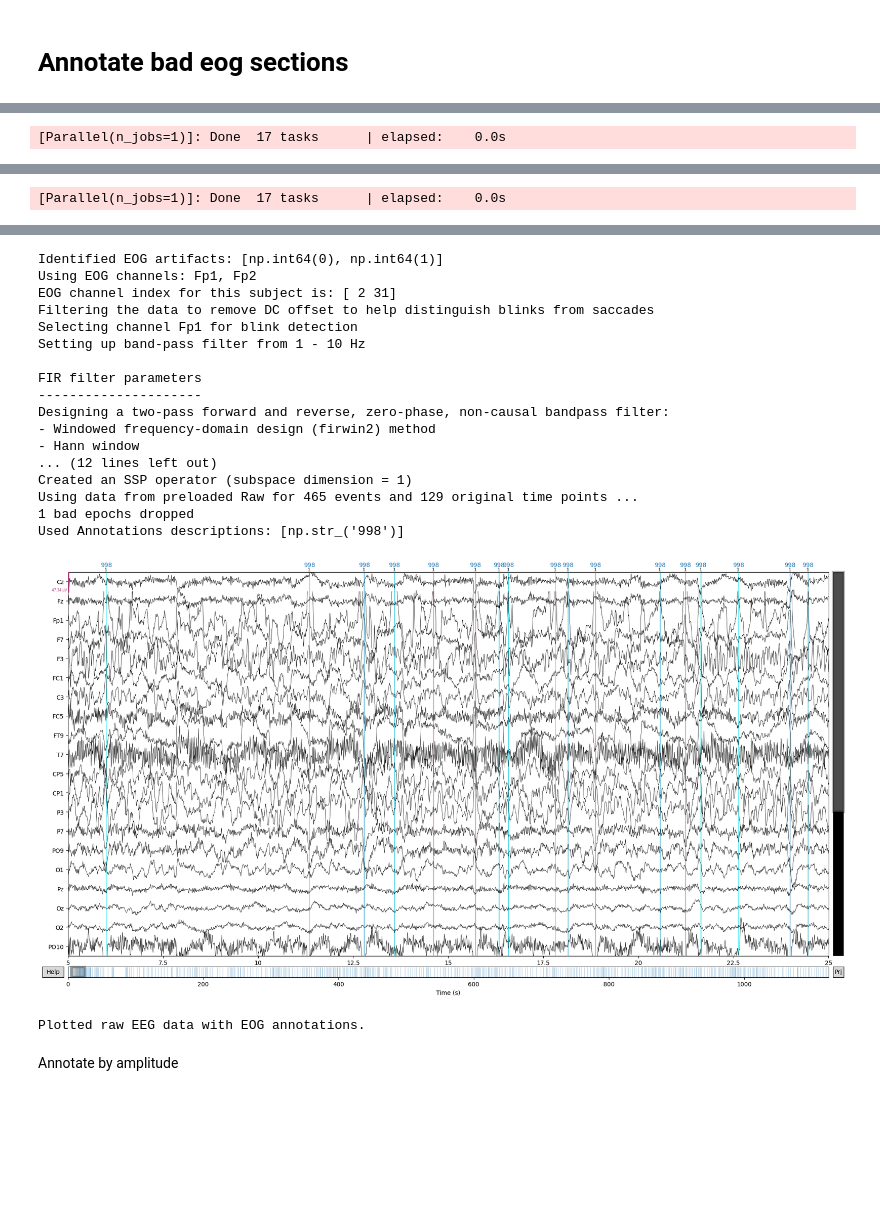
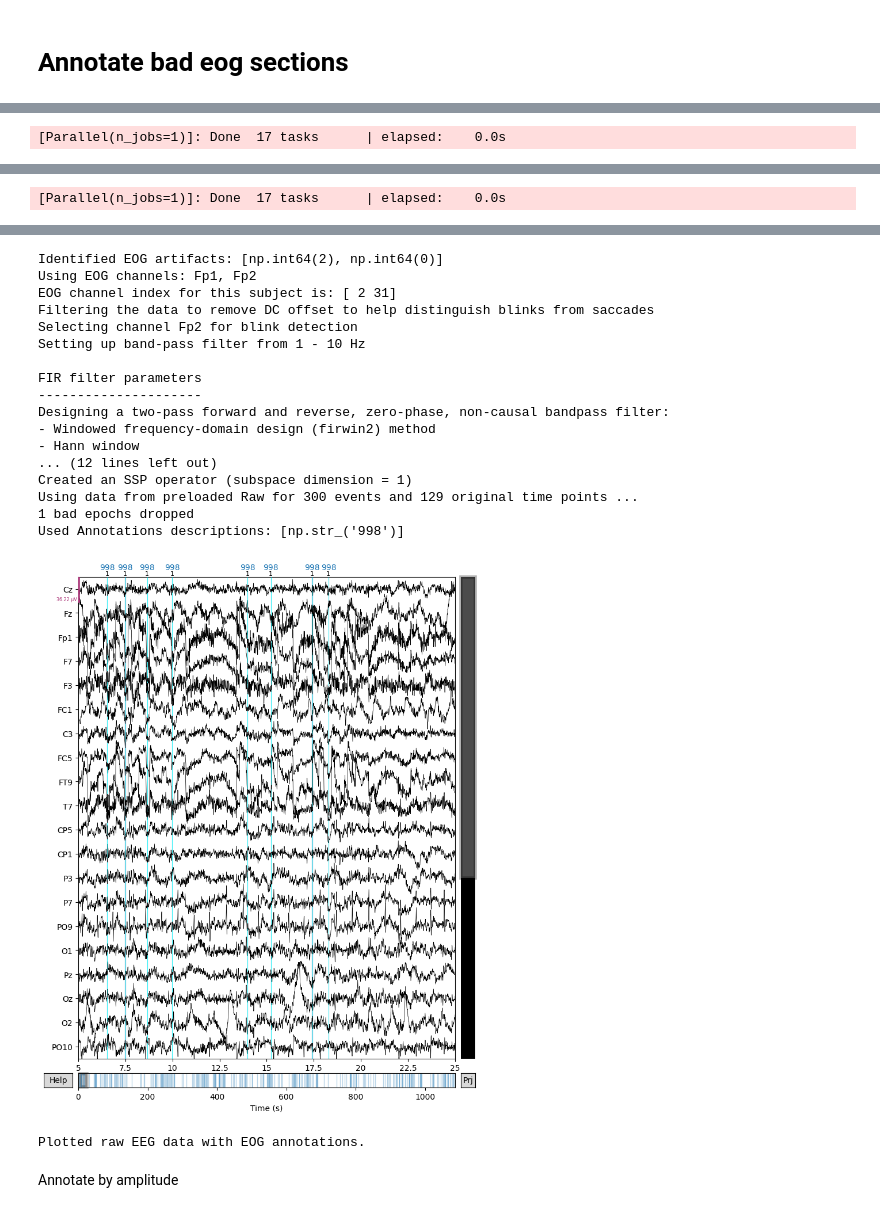
Before and after one commit to georgiasouthernbcilab/EDF_analysis, a Jupyter notebook: Archive/annotate_z_scores_and_events.ipynb, the cells around one changed output, grey strips where cells are left out. Drawn from its saved outputs; the diff is of its cells as text; code cells hidden in the pictures; blank space fills up the shorter version.

```diff
--- a/Archive/annotate_z_scores_and_events.ipynb
+++ b/Archive/annotate_z_scores_and_events.ipynb
@@ -10,7 +10,7 @@ import matplotlib.pyplot as plt
 
 # Read your EDF file
 raw = mne.io.read_raw_edf(
-    r'EDF+\254362\254362.edf',
+    r'EDF+\712563\712563.edf',
     #eog=['Fp1', 'Fp2'], # Define eog channels!  I suggest trying making a copy of these as eog1 and eog2 ##NOTE: YOU MUST watch the capitalization!
     misc=None, # List of channel names to be considered as miscellaneous (MISC) channels.
     stim_channel=None,  # Set to None if you don't have a stim channel
@@ -120,7 +121,7 @@ import matplotlib.pyplot as plt
 
 # Read your EDF file
 raw = mne.io.read_raw_edf(
-    r'EDF+\254362\254362.edf',
+    r'EDF+\712563\712563.edf',
     #eog=['Fp1', 'Fp2'], # Define eog channels!  I suggest trying making a copy of these as eog1 and eog2 ##NOTE: YOU MUST watch the capitalization!
     misc=None, # List of channel names to be considered as miscellaneous (MISC) channels.
     stim_channel=None,  # Set to None if you don't have a stim channel
@@ -229,21 +230,21 @@ Designing a two-pass forward and reverse, zero-phase, non-causal bandpass filter
-Identified EOG artifacts: [np.int64(0), np.int64(1)]
+Identified EOG artifacts: [np.int64(2), np.int64(0)]
 Using EOG channels: Fp1, Fp2
 EOG channel index for this subject is: [ 2 31]
 Filtering the data to remove DC offset to help distinguish blinks from saccades
-Selecting channel Fp1 for blink detection
+Selecting channel Fp2 for blink detection
 Setting up band-pass filter from 1 - 10 Hz
 
 FIR filter parameters
 ---------------------
 Designing a two-pass forward and reverse, zero-phase, non-causal bandpass filter:
 - Windowed frequency-domain design (firwin2) method
 - Hann window
 ... (12 lines left out)
 Created an SSP operator (subspace dimension = 1)
-Using data from preloaded Raw for 465 events and 129 original time points ...
+Using data from preloaded Raw for 300 events and 129 original time points ...
 1 bad epochs dropped
 Used Annotations descriptions: [np.str_('998')]
-[figure, old version]
+[figure, new version]
 Plotted raw EEG data with EOG annotations.
 # %% [markdown]
 Annotate by amplitude
```
Also changed, not shown: parts of 2 cells of this notebook, 28 other files.
